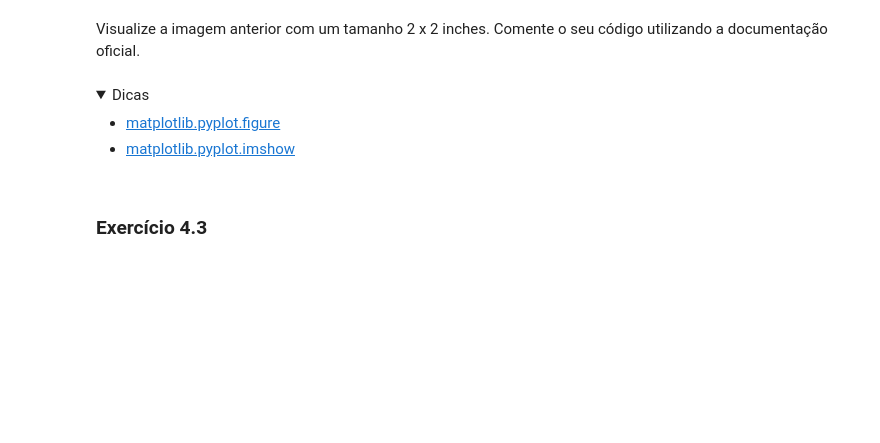
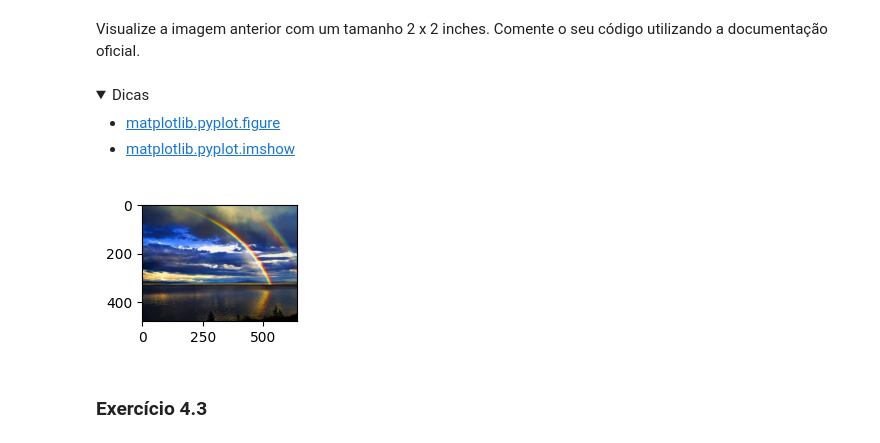
Before and after one commit to UNICAMP-EA979/2026s1-pi01-numpy-JoaoLucasMoraisOrtiz, a Jupyter notebook: Atividade.ipynb, the cells around one changed output. Saved outputs shown, nothing was run; the diff lists cells and outputs as text; code cells hidden in the pictures; folded sections open; blank space fills up the shorter version.

```diff
--- a/Atividade.ipynb
+++ b/Atividade.ipynb
@@ -555,0 +580,15 @@ Converta a imagem **img** para um array do numpy, printe o número de dimensões
+# %%
+# Seu código aqui
+#para converter para numpy, precisamos tratar a imagem apenas como ela é: um array
+
+np_img = np.array(img)
+#print(np_img)
+
+#para vermos o numero de dimensões, basta usar o atributo shape e contar quantas dimensões há
+print(len(np_img.shape))
+
+#para vermos o shape, usamos o atributo shape
+print(np_img.shape)
+
+#para ver o dytpe, usamos o atributo dtype
+print(np_img.dtype)
@@ -570,3 +611,15 @@ Visualize a imagem anterior com um tamanho 2 x 2 inches. Comente o seu código u
+# %%
+# Seu código aqui
+# Cria uma nova figura com 2 x 2 polegadas o figsize já é medido em inches, então basta passar os valores desejados para o figsize
+plt.figure(figsize=(2, 2))
+
+# Exibe o array da imagem (np_img) como imagem RGB (matplotlib.pyplot.imshow); Por padrão já utiliza RGB:
+# The Colormap instance or registered colormap name used to map scalar data to colors This parameter is ignored if X is RGB(A).
+plt.imshow(np_img)
+
+plt.show()
+# %% [output]
+[figure, added]
 # %% [markdown]
 ### Exercício 4.3
 # %% [markdown]
```
Also changed, not shown: parts of 23 cells of this notebook, 1 other file.
